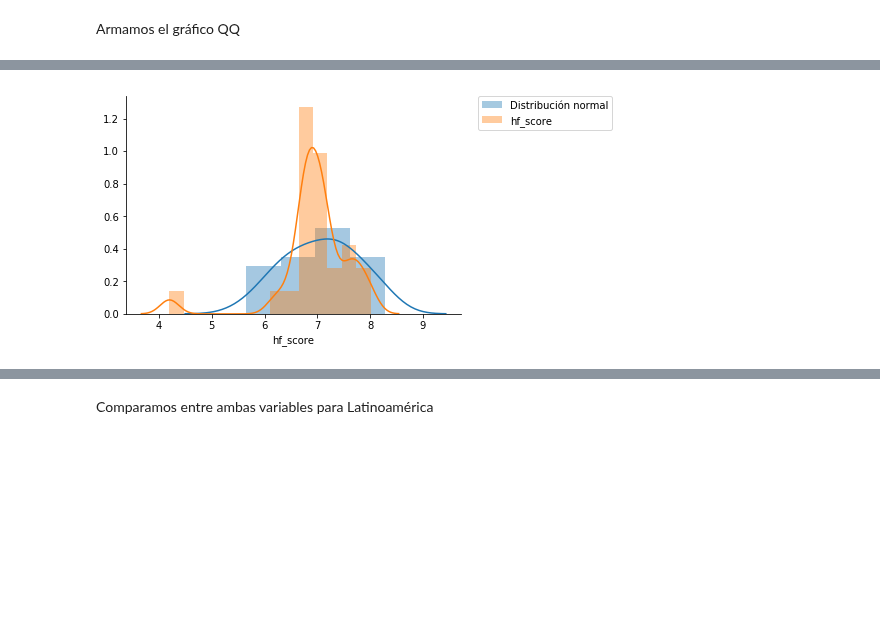
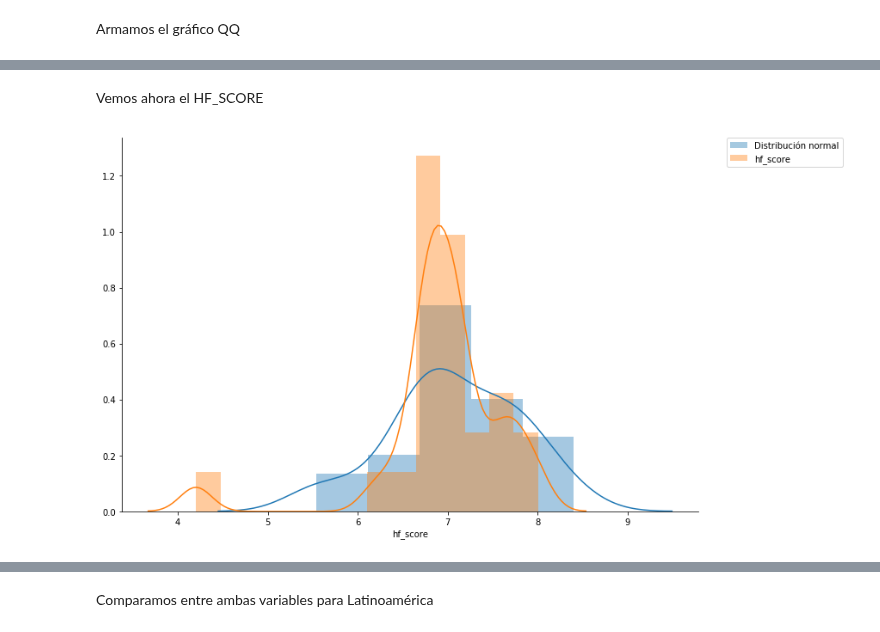
Before and after one commit to kevinsen/diplodatos-ayv-1, a Jupyter notebook: AyV-practico-1.ipynb, the cells around one changed output, grey strips where cells are left out. Cells and saved outputs as stored; diff of their text form; code cells hidden in the pictures; blank space fills up the shorter version.

```diff
--- a/AyV-practico-1.ipynb
+++ b/AyV-practico-1.ipynb
@@ -376,15 +385,18 @@ seaborn.despine()
+# %% [markdown]
+Vemos ahora el HF_SCORE
 # %%
+plt.figure(figsize=(12,8))
 #Ahora para variable hf_score en LATAM
 #Nueva distribución normal con los parametros anteriores
 nd_latam_hf = st.norm(hip_mean_hf,hip_std_hf)
 #Generamos muestra
 latamsample = nd_latam_hf.rvs(len(latamdataset))##len = 26
 #Graficamos
 seaborn.distplot(latamsample, label='Distribución normal')
 seaborn.distplot(latamdataset['hf_score'], label='hf_score')
 plt.legend(bbox_to_anchor=(1.05, 1), loc=2, borderaxespad=0.)
 seaborn.despine()
 # %% [output]
-[figure, old version]
+[figure, new version]
 # %%
 # QQ del hf_score para LATAM
```
Also changed, not shown: parts of 40 cells of this notebook.
